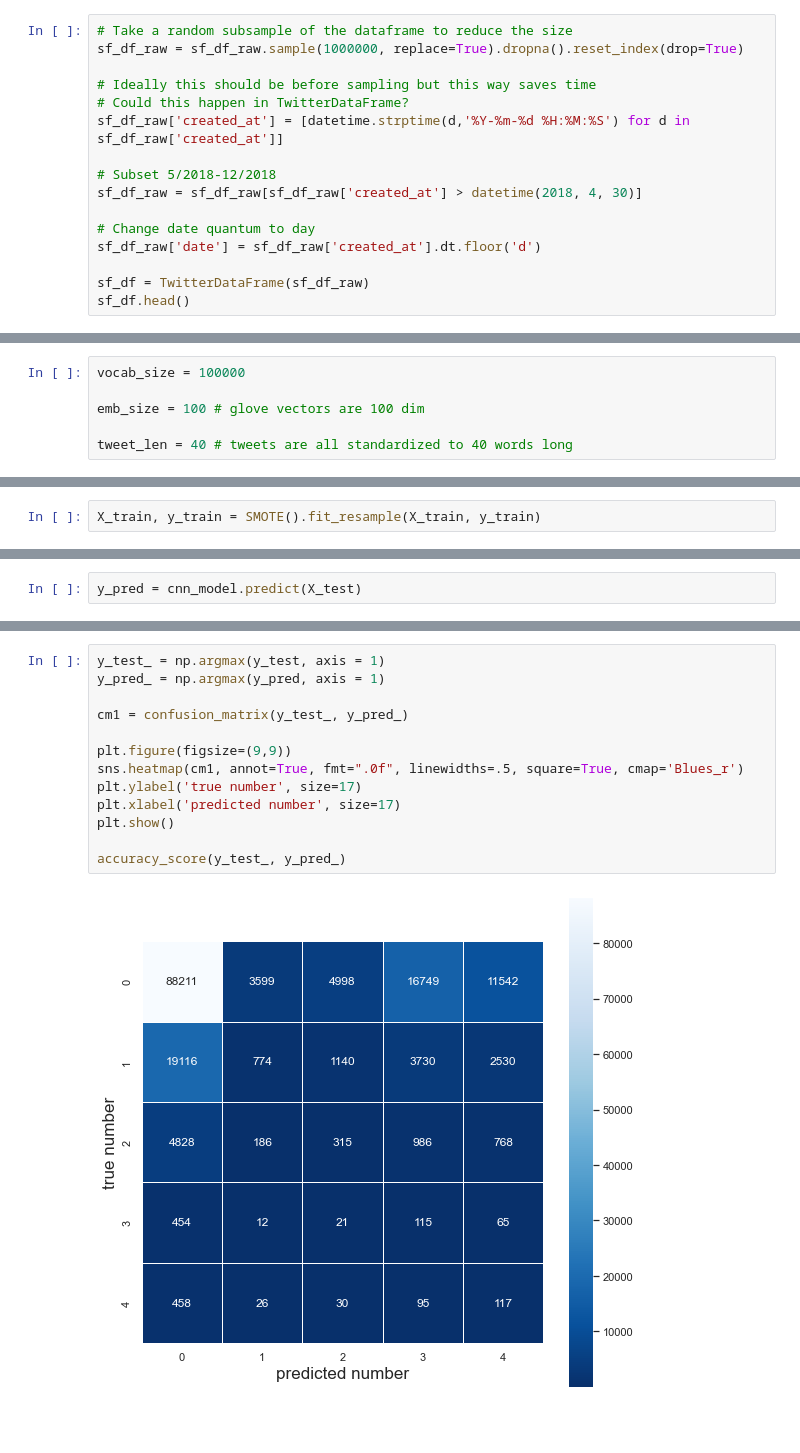
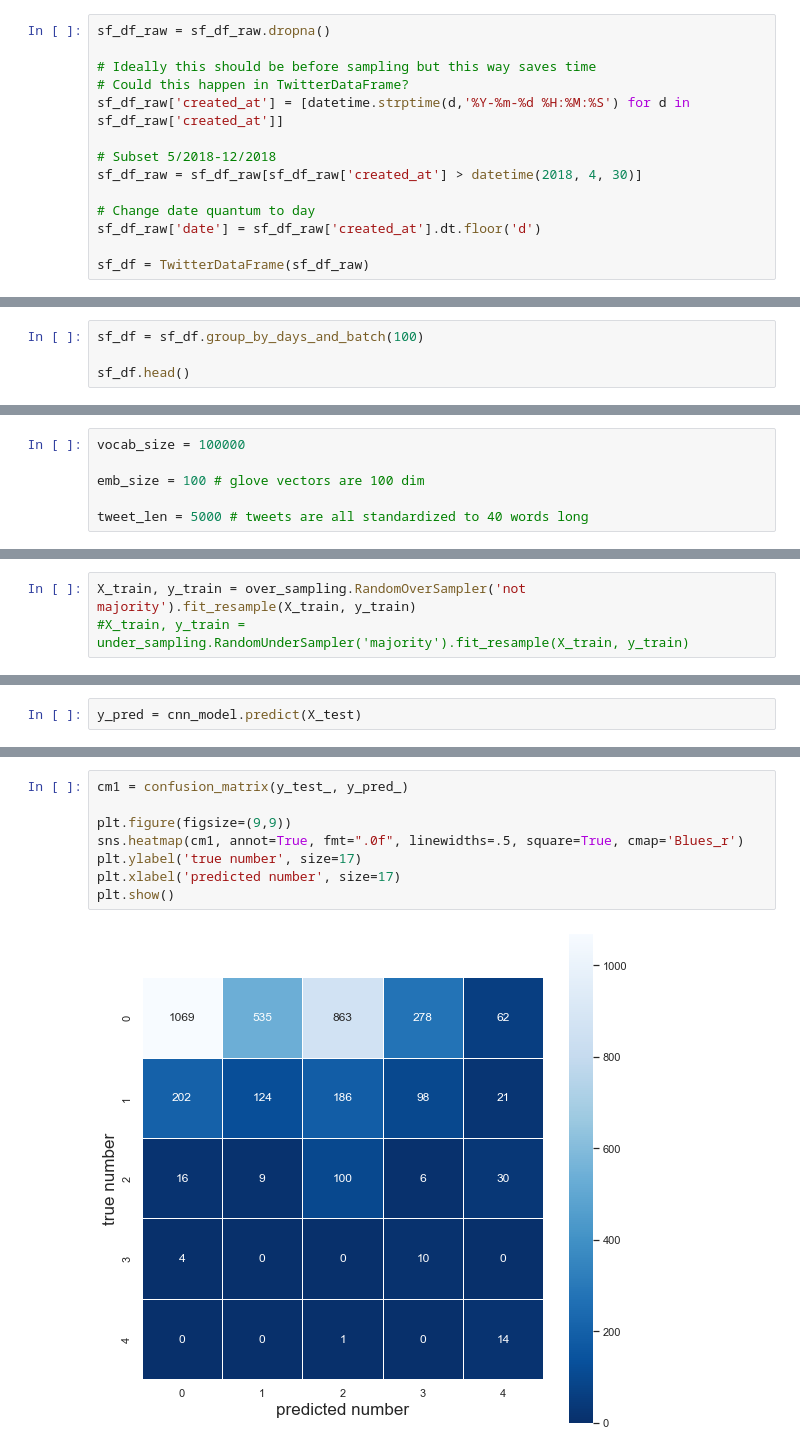
Before and after one commit to zcalhoun/wildfire, a Jupyter notebook: notebooks/san-francisco-v3.ipynb, the cells around one changed output, grey strips where cells are left out. Cells and saved outputs as stored; diff of their text form; blank space fills up the shorter version.

Commit message:
retry model with oversampling, batches, and all tweets

```diff
--- a/notebooks/san-francisco-v3.ipynb
+++ b/notebooks/san-francisco-v3.ipynb
@@ -63,8 +65,7 @@ sf_df_raw.head()
 | 3 | 968999056537088000 | 1164993320 | Wednesday really be draining 6-6 ... | {'place_id': '5ecbd073f39c00fa'} | 2018-02-28 23:59:12 | 37.592632 | -122.160814 |
 | 4 | 968999038493245440 | 18650764 | @remedy415 @Brycesavoy510 This he... | {'place_id': 'ab2f2fac83aa388d'} | 2018-02-28 23:59:08 | 37.699279 | -122.342660 |
 # %%
-# Take a random subsample of the dataframe to reduce the size
-sf_df_raw = sf_df_raw.sample(1000000, replace=True).dropna().reset_index(drop=True)
+sf_df_raw = sf_df_raw.dropna()
 
 # Ideally this should be before sampling but this way saves time
 # Could this happen in TwitterDataFrame?
@@ -77,4 +78,3 @@ sf_df_raw = sf_df_raw[sf_df_raw['created_at'] > datetime(2018, 4, 30)]
 sf_df_raw['date'] = sf_df_raw['created_at'].dt.floor('d')
 
 sf_df = TwitterDataFrame(sf_df_raw)
-sf_df.head()
@@ -87,0 +81,4 @@ sf_df.head()
+# %%
+sf_df = sf_df.group_by_days_and_batch(100)
+
+sf_df.head()
@@ -157,7 +166,7 @@ vocab_size = 100000
 
 emb_size = 100 # glove vectors are 100 dim
 
-tweet_len = 40 # tweets are all standardized to 40 words long
+tweet_len = 5000 # tweets are all standardized to 40 words long
 # %%
 tokenizer = Tokenizer(num_words=vocab_size, lower=True, oov_token='?')
 tokenizer.fit_on_texts(train_df['text'])
@@ -181,2 +190,3 @@ y_train.shape, y_test.shape
 # %%
-X_train, y_train = SMOTE().fit_resample(X_train, y_train)
+X_train, y_train = over_sampling.RandomOverSampler('not majority').fit_resample(X_train, y_train)
+#X_train, y_train = under_sampling.RandomUnderSampler('majority').fit_resample(X_train, y_train)
@@ -283,15 +305,10 @@ y_pred = cnn_model.predict(X_test)
 # %%
-y_test_ = np.argmax(y_test, axis = 1)
-y_pred_ = np.argmax(y_pred, axis = 1)
-
 cm1 = confusion_matrix(y_test_, y_pred_)
 
 plt.figure(figsize=(9,9))
 sns.heatmap(cm1, annot=True, fmt=".0f", linewidths=.5, square=True, cmap='Blues_r')
 plt.ylabel('true number', size=17)
 plt.xlabel('predicted number', size=17)
 plt.show()
-
-accuracy_score(y_test_, y_pred_)
 # %% [output]
-[figure, old version]
+[figure, new version]
```
Also changed, not shown: parts of 18 cells of this notebook, 1 other file.
